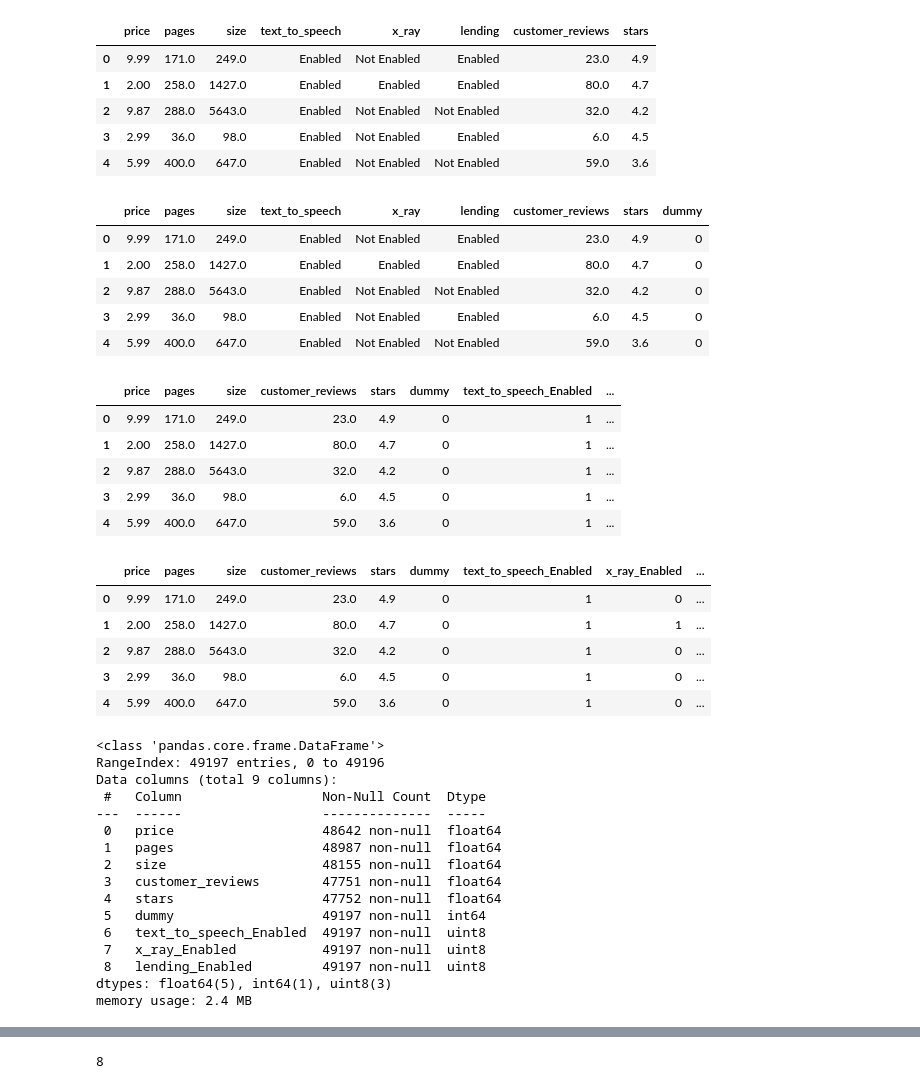
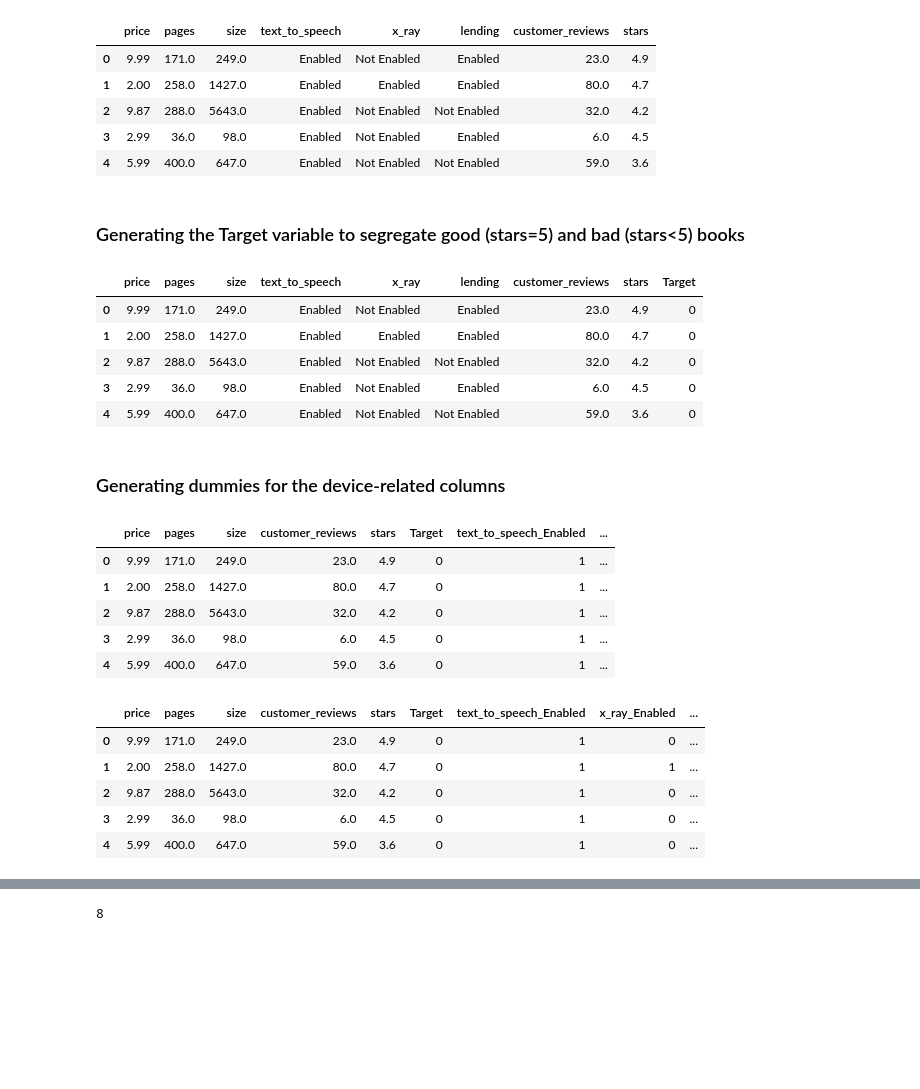
Before and after one commit to marcosemn/AmazonKindleBooks, a Jupyter notebook: AmazonKindleBooks.ipynb, the cells around one changed output, grey strips where cells are left out. Saved outputs shown, nothing was run; the diff lists cells and outputs as text; code cells hidden in the pictures; blank space fills up the shorter version.

```diff
--- a/AmazonKindleBooks.ipynb
+++ b/AmazonKindleBooks.ipynb
@@ -44,8 +54,10 @@ df.head()
+# %% [markdown]
+### Generating the Target variable to segregate good (stars=5) and bad (stars<5) books
 # %%
-df['dummy'] = df['stars'].apply(lambda x: 1 if x==5 else 0)
+df['Target'] = df['stars'].apply(lambda x: 1 if x==5 else 0)
 df.head()
 # %% [output]
-|  | price | pages | size | text_to_speech | x_ray | lending | customer_reviews | stars | dummy |
+|  | price | pages | size | text_to_speech | x_ray | lending | customer_reviews | stars | Target |
 | 0 | 9.99 | 171.0 | 249.0 | Enabled | Not Enabled | Enabled | 23.0 | 4.9 | 0 |
 | 1 | 2.00 | 258.0 | 1427.0 | Enabled | Enabled | Enabled | 80.0 | 4.7 | 0 |
 | 2 | 9.87 | 288.0 | 5643.0 | Enabled | Not Enabled | Not Enabled | 32.0 | 4.2 | 0 |
@@ -56,8 +66,10 @@ df.head()
+# %% [markdown]
+### Generating dummies for the device-related columns
 # %%
 df = pd.get_dummies(df)
 df.head()
 # %% [output]
-|  | price | pages | size | customer_reviews | stars | dummy | text_to_speech_Enabled | ... |
+|  | price | pages | size | customer_reviews | stars | Target | text_to_speech_Enabled | ... |
 | 0 | 9.99 | 171.0 | 249.0 | 23.0 | 4.9 | 0 | 1 | ... |
 | 1 | 2.00 | 258.0 | 1427.0 | 80.0 | 4.7 | 0 | 1 | ... |
 | 2 | 9.87 | 288.0 | 5643.0 | 32.0 | 4.2 | 0 | 1 | ... |
@@ -67,29 +79,9 @@ df.head()
 df.drop(['text_to_speech_Not enabled','x_ray_Not Enabled','lending_Not Enabled'], axis='columns', inplace=True)
 df.head()
 # %% [output]
-|  | price | pages | size | customer_reviews | stars | dummy | text_to_speech_Enabled | x_ray_Enabled | ... |
+|  | price | pages | size | customer_reviews | stars | Target | text_to_speech_Enabled | x_ray_Enabled | ... |
 | 0 | 9.99 | 171.0 | 249.0 | 23.0 | 4.9 | 0 | 1 | 0 | ... |
 | 1 | 2.00 | 258.0 | 1427.0 | 80.0 | 4.7 | 0 | 1 | 1 | ... |
 | 2 | 9.87 | 288.0 | 5643.0 | 32.0 | 4.2 | 0 | 1 | 0 | ... |
 | 3 | 2.99 | 36.0 | 98.0 | 6.0 | 4.5 | 0 | 1 | 0 | ... |
 | 4 | 5.99 | 400.0 | 647.0 | 59.0 | 3.6 | 0 | 1 | 0 | ... |
-# %%
-#getting infos about the missing data
-df.info()
-# %% [output]
-<class 'pandas.core.frame.DataFrame'>
-RangeIndex: 49197 entries, 0 to 49196
-Data columns (total 9 columns):
- #   Column                  Non-Null Count  Dtype
----  ------                  --------------  -----
- 0   price                   48642 non-null  float64
- 1   pages                   48987 non-null  float64
- 2   size                    48155 non-null  float64
- 3   customer_reviews        47751 non-null  float64
- 4   stars                   47752 non-null  float64
- 5   dummy                   49197 non-null  int64
- 6   text_to_speech_Enabled  49197 non-null  uint8
- 7   x_ray_Enabled           49197 non-null  uint8
- 8   lending_Enabled         49197 non-null  uint8
-dtypes: float64(5), int64(1), uint8(3)
-memory usage: 2.4 MB
```
Also changed, not shown: parts of 107 cells of this notebook.
